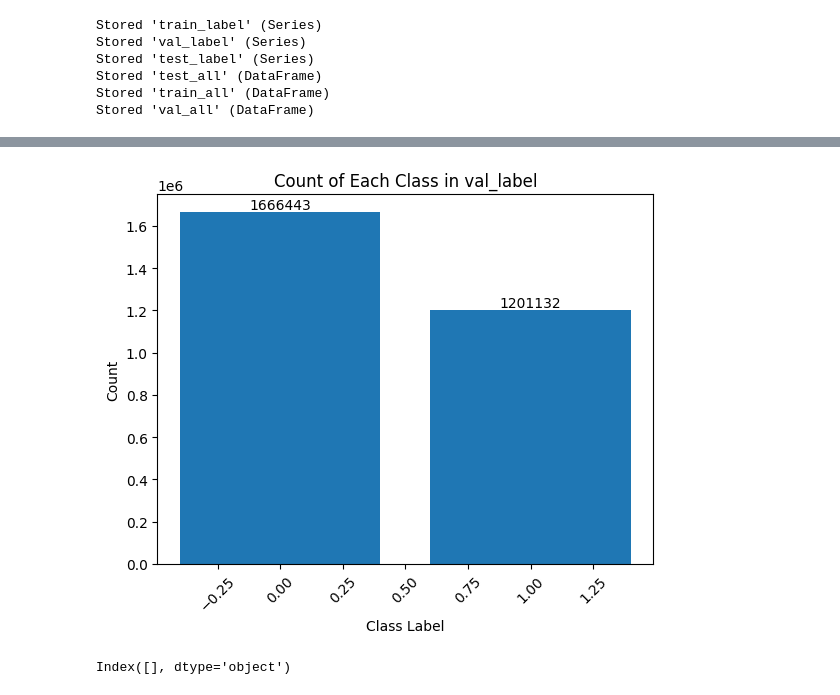
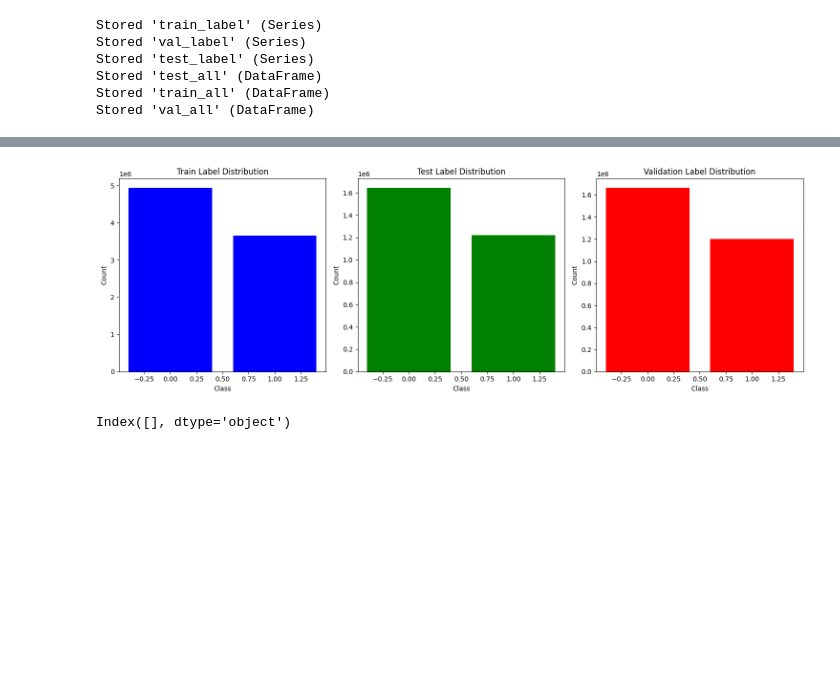
Before and after one commit to AmirMohammadiKarbalaei/Detect-Sleep-States-CMI, a Jupyter notebook: notebooks/Feature_engineering-1.0.ipynb, the cells around one changed output, grey strips where cells are left out. Drawn from its saved outputs; the diff is of its cells as text; code cells hidden in the pictures; blank space fills up the shorter version.

```diff
--- a/notebooks/Feature_engineering-1.0.ipynb
+++ b/notebooks/Feature_engineering-1.0.ipynb
@@ -320,21 +294,0 @@ plt.show()
-# %%
-unique_classes, counts = np.unique(val_label, return_counts=True)
-
-# Create a bar plot for each class count within the category
-fig, ax = plt.subplots()
-ax.bar(unique_classes, counts, label='Counts')
-
-# Add labels and title
-ax.set_xlabel('Class Label')
-ax.set_ylabel('Count')
-ax.set_title('Count of Each Class in val_label')
-
-# Show individual values above each bar
-for i, v in enumerate(counts):
-    ax.text(i, v, str(v), ha='center', va='bottom')
-
-# Show the plot
-plt.xticks(rotation=45)  # Rotate x-axis labels if necessary
-plt.show()
-# %% [output]
-[figure, removed]
@@ -345 +295,37 @@ val_all = val_all.drop(["step","timestamp","date","time"],axis = 1).reset_index(
+# %%
+
+
+# Count unique classes and their occurrences for each dataset
+unique_classes_train, counts_train = np.unique(train_label, return_counts=True)
+unique_classes_test, counts_test = np.unique(test_label, return_counts=True)
+unique_classes_val, counts_val = np.unique(val_label, return_counts=True)
+
+# Create subplots for the three bar charts
+fig, axs = plt.subplots(1, 3, figsize=(15, 5))
+
+# Create bar charts for train_label
+axs[0].bar(unique_classes_train, counts_train, color='b')
+axs[0].set_title('Train Label Distribution')
+axs[0].set_xlabel('Class')
+axs[0].set_ylabel('Count')
+
+# Create bar charts for test_label
+axs[1].bar(unique_classes_test, counts_test, color='g')
+axs[1].set_title('Test Label Distribution')
+axs[1].set_xlabel('Class')
+axs[1].set_ylabel('Count')
+
+# Create bar charts for val_label
+axs[2].bar(unique_classes_val, counts_val, color='r')
+axs[2].set_title('Validation Label Distribution')
+axs[2].set_xlabel('Class')
+axs[2].set_ylabel('Count')
+
+# Adjust spacing between subplots
+plt.tight_layout()
+
+# Display the plots
+plt.show()
+# %% [output]
+[figure, added]
 # %%
```
Also changed, not shown: parts of 13 cells of this notebook.
